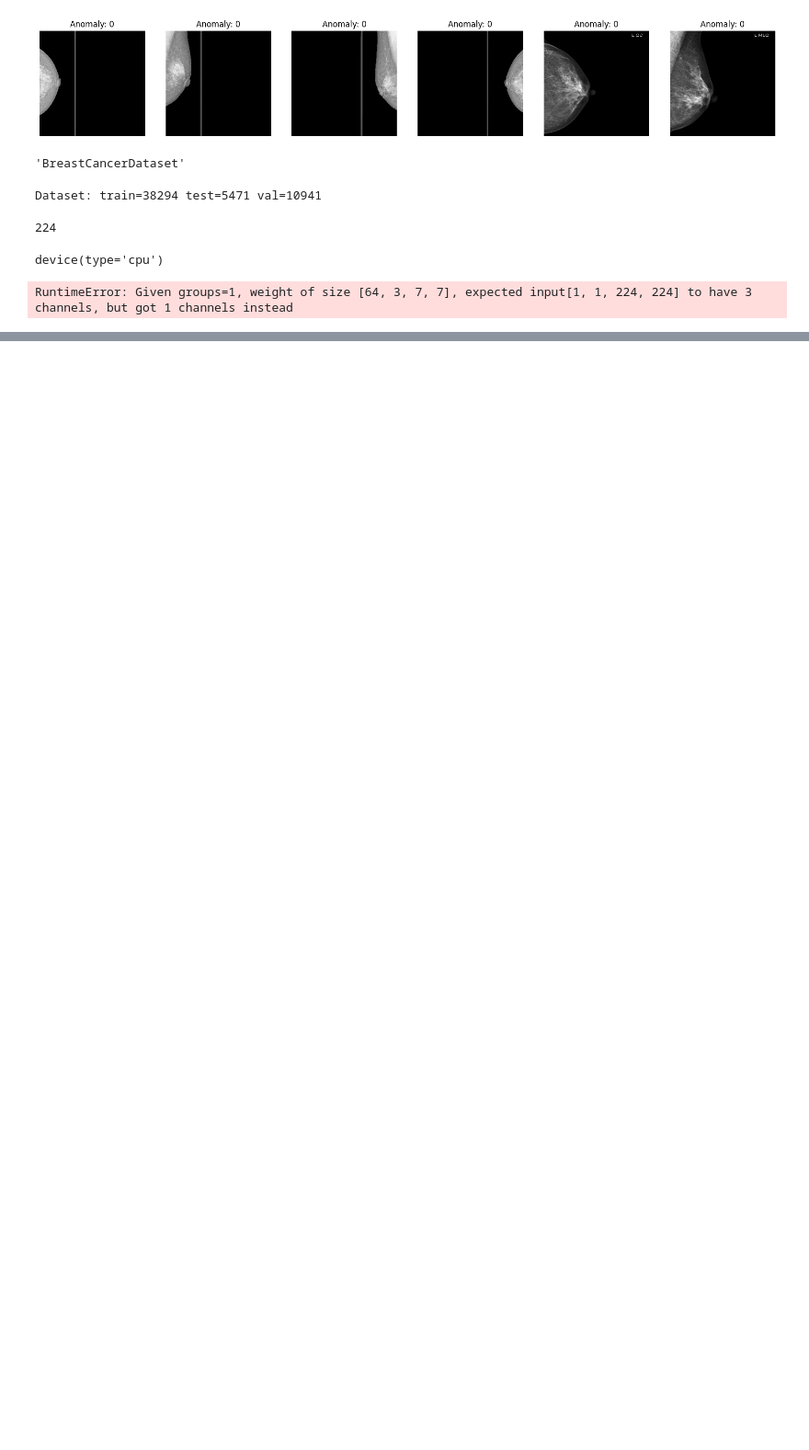
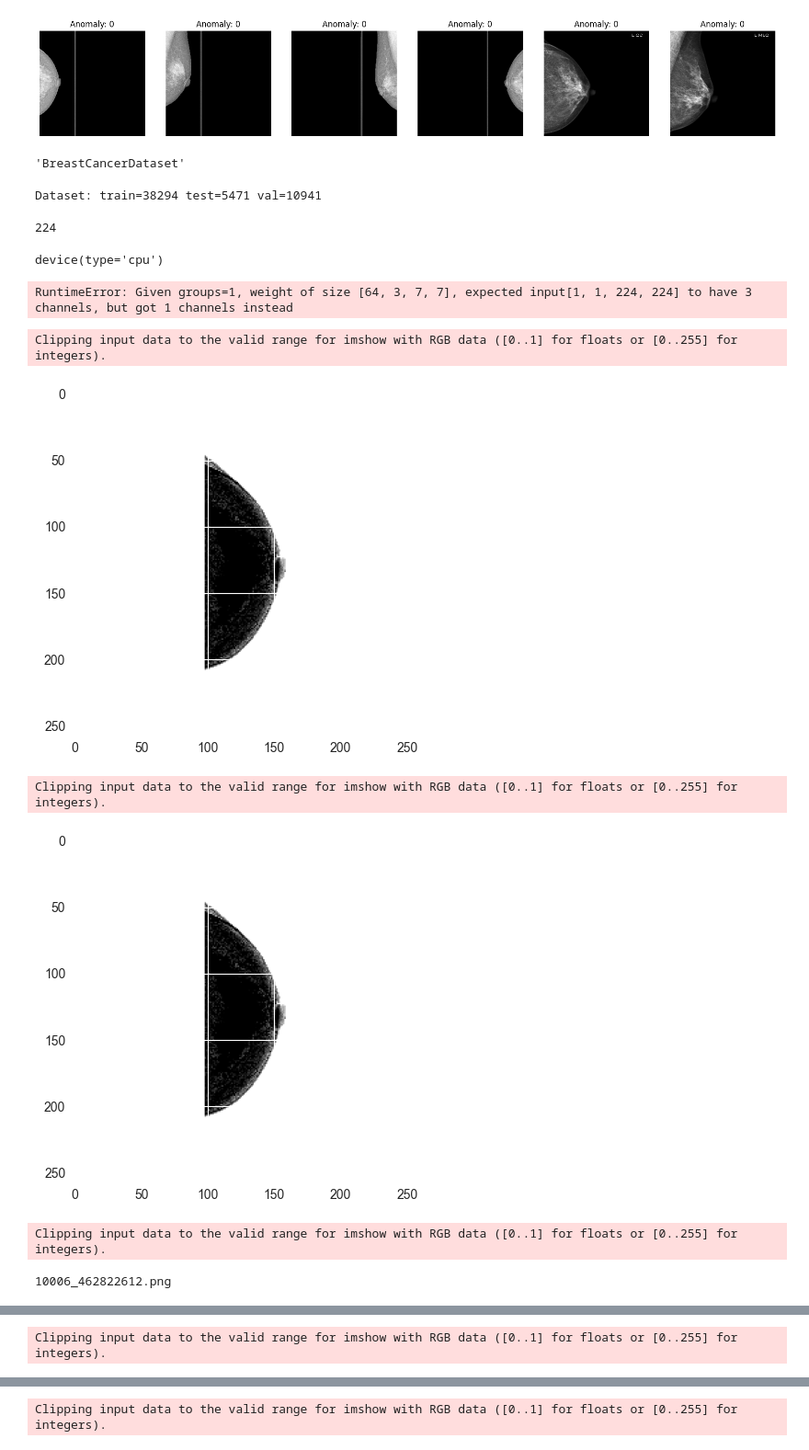
Before and after one commit to philippgri11/SimpleNet, a Jupyter notebook: notebooks/test.ipynb, the cells around one changed output, grey strips where cells are left out. Shown at 92% size. Drawn from its saved outputs; the diff is of its cells as text; code cells hidden in the pictures; blank space fills up the shorter version.

Commit message:
fix data load

```diff
--- a/notebooks/test.ipynb
+++ b/notebooks/test.ipynb
@@ -150,3 +133,29 @@ simplenet_list = get_simplenet([1,imagesize,imagesize],device)
 RuntimeError: Given groups=1, weight of size [64, 3, 7, 7], expected input[1, 1, 224, 224] to have 3 channels, but got 1 channels instead
 # %%
 simplenet_list
+# %%
+from datasets.rsna_breast_cancer import BreastCancerDataset
+import os
+
+
+img_dir ='/Users/xgxtphg/Documents/git/SimpleNet/data/cropped_voi_lut'
+
+csv_file = '/Users/xgxtphg/Documents/git/SimpleNet/train.csv'
+
+train_ds = BreastCancerDataset(
+    img_dir=img_dir,
+    meta_data_csv_path=csv_file,
+    num_images=(10000, 0, 768, 0),
+    resize=(256,256)
+)
+# %%
+for i in range(5):
+    train_ds.__getitem__(i)
+    print(train_ds.__getitem__(i)['image_name'])
+# %% [output]
+Clipping input data to the valid range for imshow with RGB data ([0..1] for floats or [0..255] for integers).
+[figure, added]
+Clipping input data to the valid range for imshow with RGB data ([0..1] for floats or [0..255] for integers).
+[figure, added]
+Clipping input data to the valid range for imshow with RGB data ([0..1] for floats or [0..255] for integers).
+10006_462822612.png
@@ -152,0 +163 @@ simplenet_list
+Clipping input data to the valid range for imshow with RGB data ([0..1] for floats or [0..255] for integers).
@@ -152,0 +165 @@ simplenet_list
+Clipping input data to the valid range for imshow with RGB data ([0..1] for floats or [0..255] for integers).
```
Also changed, not shown: parts of 4 cells of this notebook, 5 other files.
